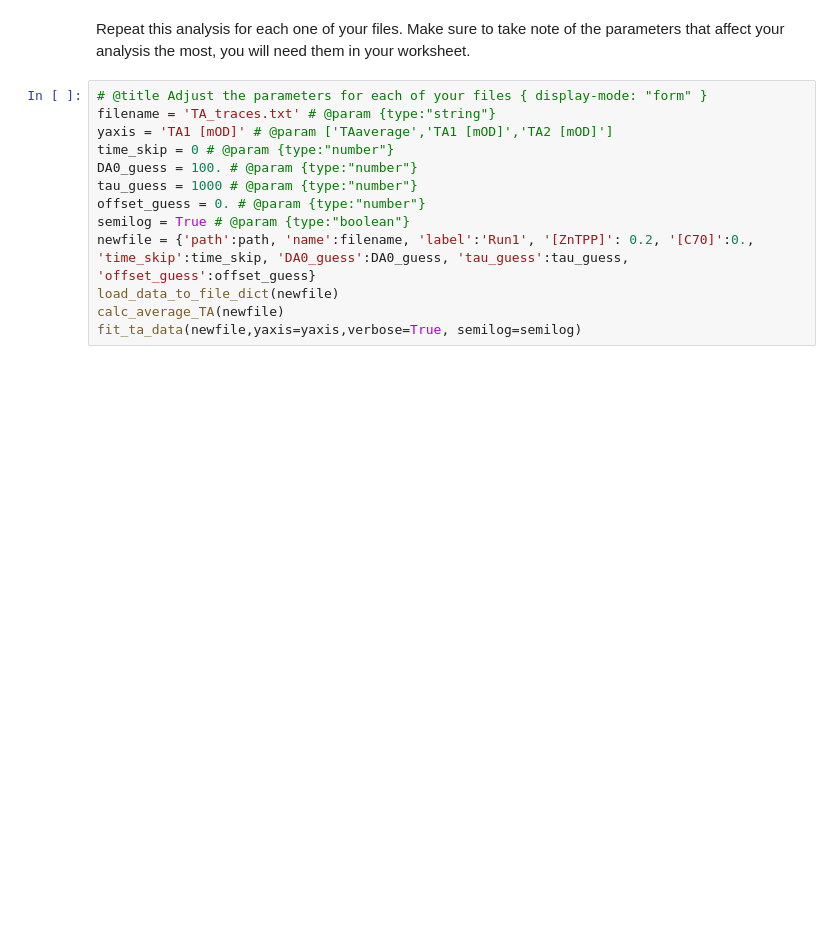
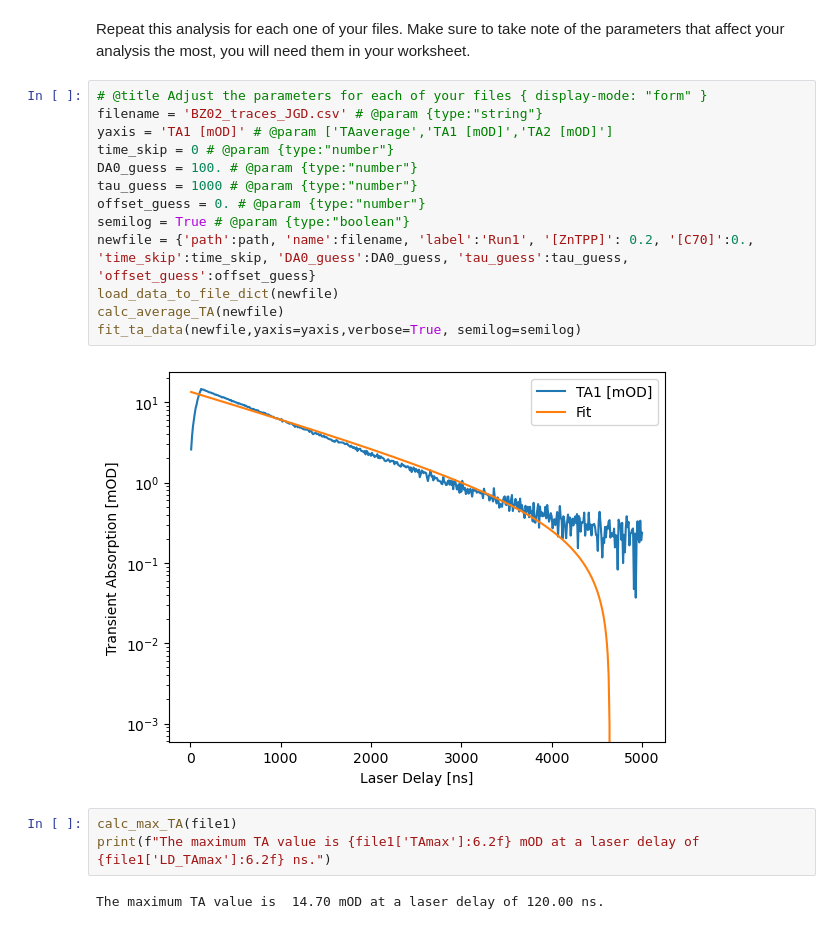
Before and after one commit to DavidShreve/PChemLab, a Jupyter notebook: TA_ModelingData.ipynb, the cells around one changed output. Drawn from its saved outputs; the diff is of its cells as text; blank space fills up the shorter version.

```diff
--- a/TA_ModelingData.ipynb
+++ b/TA_ModelingData.ipynb
@@ -321,14 +327,21 @@ print(f"The transient lifetime is {file1['tau']:6.2f} ns and its associated stan
 Repeat this analysis for each one of your files. Make sure to take note of the parameters that affect your analysis the most, you will need them in your worksheet.
 # %%
 # @title Adjust the parameters for each of your files { display-mode: "form" }
-filename = 'TA_traces.txt' # @param {type:"string"}
+filename = 'BZ02_traces_JGD.csv' # @param {type:"string"}
 yaxis = 'TA1 [mOD]' # @param ['TAaverage','TA1 [mOD]','TA2 [mOD]']
 time_skip = 0 # @param {type:"number"}
 DA0_guess = 100. # @param {type:"number"}
 tau_guess = 1000 # @param {type:"number"}
 offset_guess = 0. # @param {type:"number"}
 semilog = True # @param {type:"boolean"}
 newfile = {'path':path, 'name':filename, 'label':'Run1', '[ZnTPP]': 0.2, '[C70]':0., 'time_skip':time_skip, 'DA0_guess':DA0_guess, 'tau_guess':tau_guess, 'offset_guess':offset_guess}
 load_data_to_file_dict(newfile)
 calc_average_TA(newfile)
 fit_ta_data(newfile,yaxis=yaxis,verbose=True, semilog=semilog)
+# %% [output]
+[figure, added]
+# %%
+calc_max_TA(file1)
+print(f"The maximum TA value is {file1['TAmax']:6.2f} mOD at a laser delay of {file1['LD_TAmax']:6.2f} ns.")
+# %% [output]
+The maximum TA value is  14.70 mOD at a laser delay of 120.00 ns.
```
Also changed, not shown: parts of 4 cells of this notebook.
